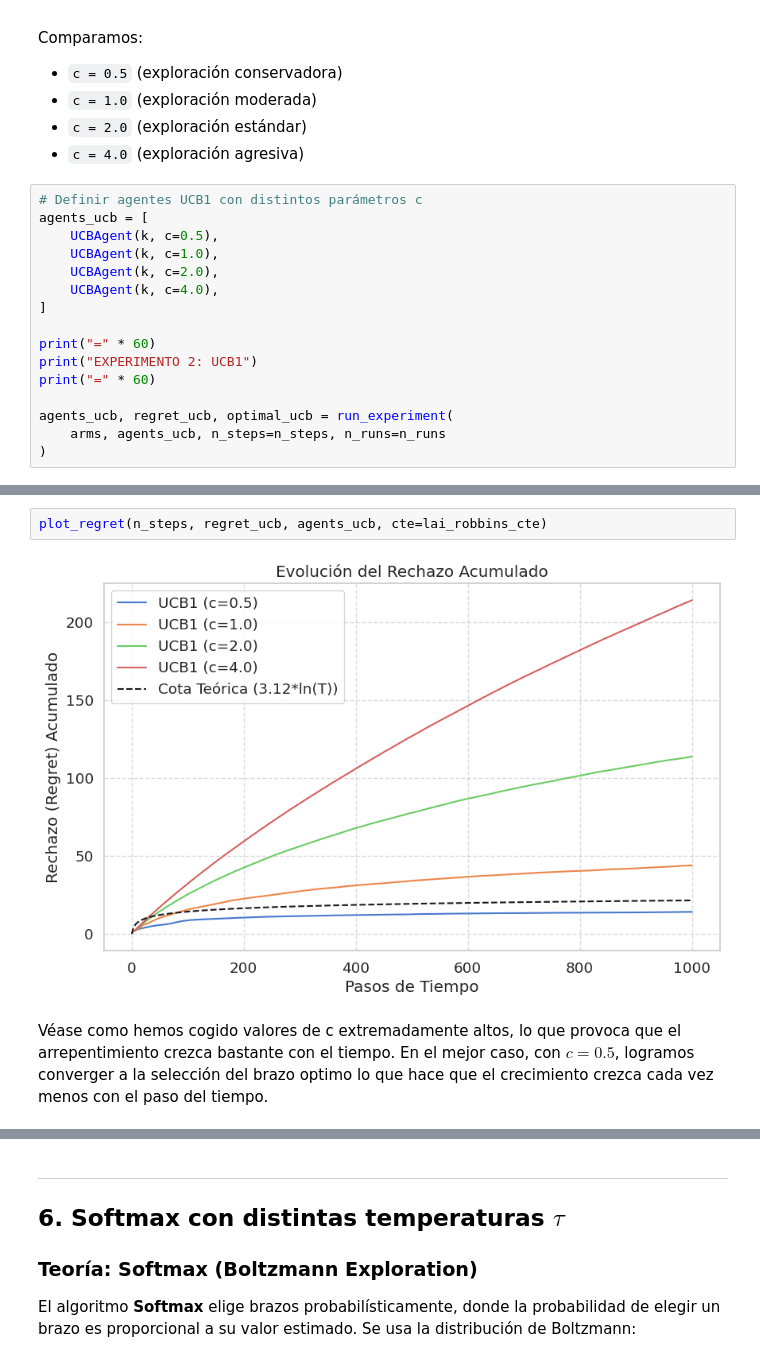
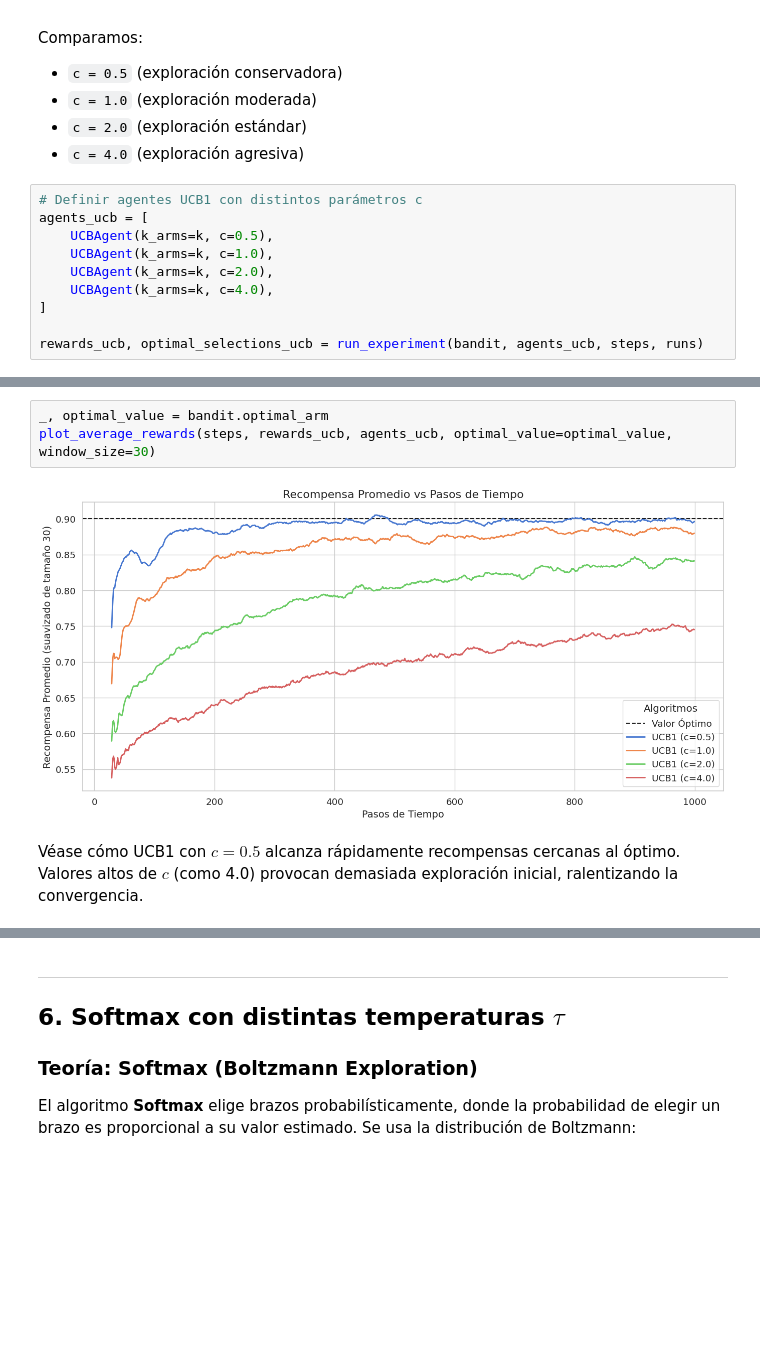
Before and after one commit to rafelsalgueiro/GallegoSalgueiroVera, a Jupyter notebook: k_brazos/estudio_bernoulli.ipynb, the cells around one changed output, grey strips where cells are left out. Cells and saved outputs as stored; diff of their text form; blank space fills up the shorter version.

```diff
--- a/k_brazos/estudio_bernoulli.ipynb
+++ b/k_brazos/estudio_bernoulli.ipynb
@@ -260,16 +228,10 @@ Comparamos:
 # %%
 # Definir agentes UCB1 con distintos parámetros c
 agents_ucb = [
-    UCBAgent(k, c=0.5),
-    UCBAgent(k, c=1.0),
-    UCBAgent(k, c=2.0),
-    UCBAgent(k, c=4.0),
+    UCBAgent(k_arms=k, c=0.5),
+    UCBAgent(k_arms=k, c=1.0),
+    UCBAgent(k_arms=k, c=2.0),
+    UCBAgent(k_arms=k, c=4.0),
 ]
 
-print("=" * 60)
-print("EXPERIMENTO 2: UCB1")
-print("=" * 60)
-
-agents_ucb, regret_ucb, optimal_ucb = run_experiment(
-    arms, agents_ucb, n_steps=n_steps, n_runs=n_runs
-)
+rewards_ucb, optimal_selections_ucb = run_experiment(bandit, agents_ucb, steps, runs)
@@ -285,7 +238,8 @@ Pasos: 1000, Ejecuciones: 200
 # %%
-plot_regret(n_steps, regret_ucb, agents_ucb, cte=lai_robbins_cte)
+_, optimal_value = bandit.optimal_arm
+plot_average_rewards(steps, rewards_ucb, agents_ucb, optimal_value=optimal_value, window_size=30)
 # %% [output]
-[figure, old version]
+[figure, new version]
 # %% [markdown]
-Véase como hemos cogido valores de c extremadamente altos, lo que provoca que el arrepentimiento crezca bastante con el tiempo. En el mejor caso, con $c=0.5$, logramos converger a la selección del brazo optimo lo que hace que el crecimiento crezca cada vez menos con el paso del tiempo.
+Véase cómo UCB1 con $c=0.5$ alcanza rápidamente recompensas cercanas al óptimo. Valores altos de $c$ (como 4.0) provocan demasiada exploración inicial, ralentizando la convergencia.
 # %%
```
Also changed, not shown: parts of 33 cells of this notebook, 4 other files.
